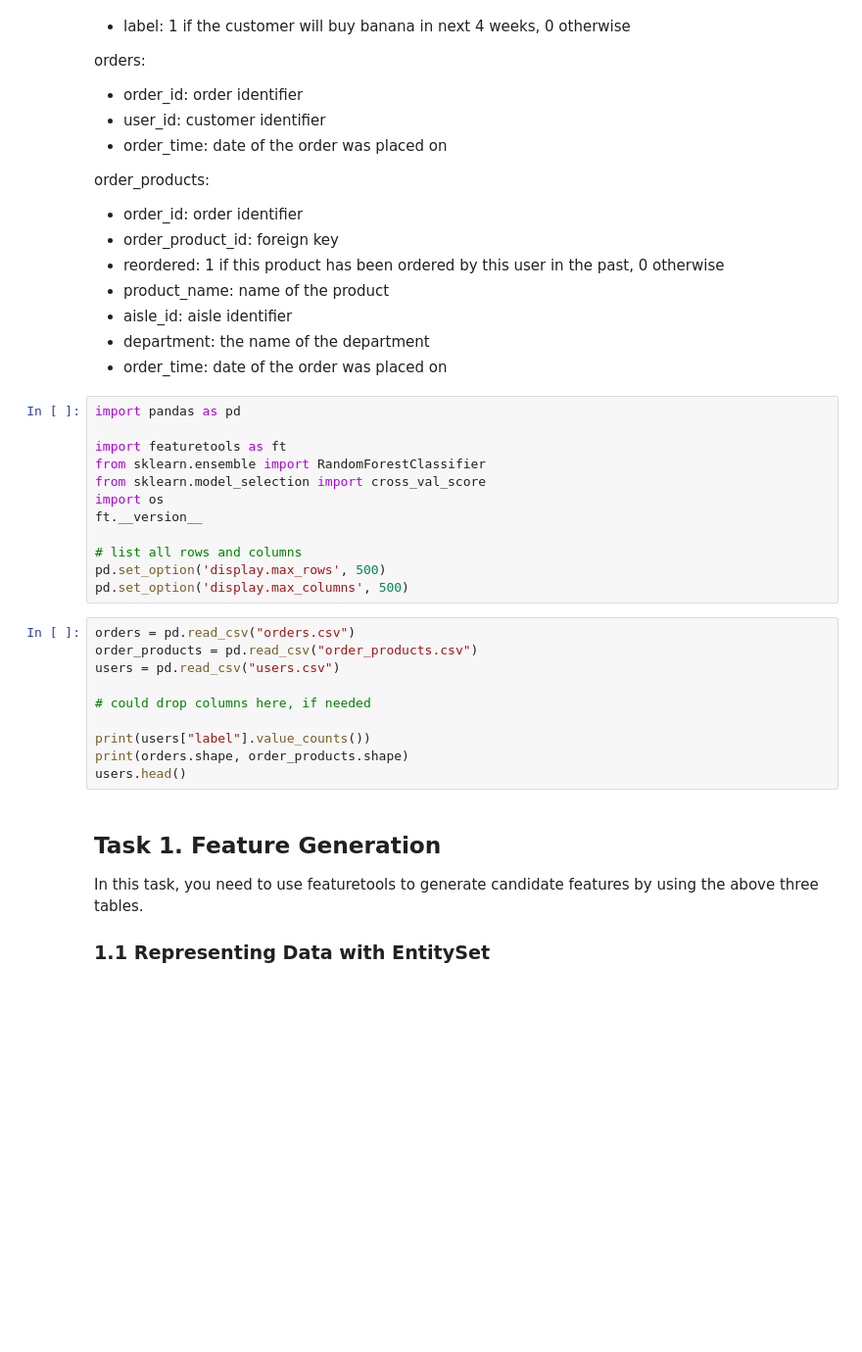
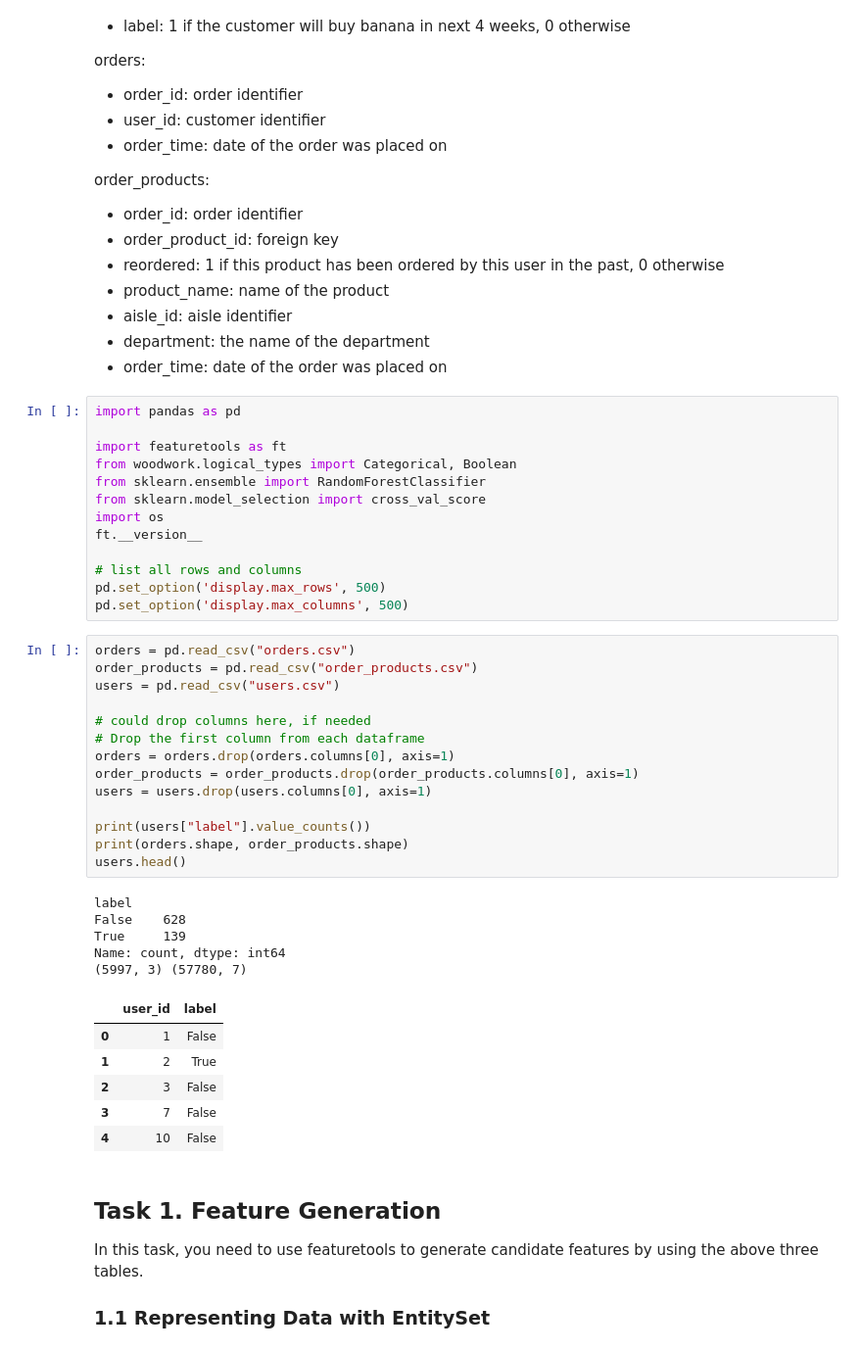
Before and after one commit to MichaelKuby/CMPT733_DataScience, a Jupyter notebook: A8/A8-2.ipynb, the cells around one changed output. Shown: that part at 98% size. Cells and saved outputs as stored; diff of their text form; blank space fills up the shorter version.

```diff
--- a/A8/A8-2.ipynb
+++ b/A8/A8-2.ipynb
@@ -64,6 +64,7 @@ order_products: <br>
 import pandas as pd
 
 import featuretools as ft
+from woodwork.logical_types import Categorical, Boolean
 from sklearn.ensemble import RandomForestClassifier
 from sklearn.model_selection import cross_val_score
 import os
@@ -75,13 +76,29 @@ pd.set_option('display.max_columns', 500)
 # %%
 orders = pd.read_csv("orders.csv")
 order_products = pd.read_csv("order_products.csv")
 users = pd.read_csv("users.csv")
 
 # could drop columns here, if needed
+# Drop the first column from each dataframe
+orders = orders.drop(orders.columns[0], axis=1)
+order_products = order_products.drop(order_products.columns[0], axis=1)
+users = users.drop(users.columns[0], axis=1)
 
 print(users["label"].value_counts())
 print(orders.shape, order_products.shape)
 users.head()
+# %% [output]
+label
+False    628
+True     139
+Name: count, dtype: int64
+(5997, 3) (57780, 7)
+|  | user_id | label |
+| 0 | 1 | False |
+| 1 | 2 | True |
+| 2 | 3 | False |
+| 3 | 7 | False |
+| 4 | 10 | False |
 # %% [markdown]
 ## Task 1. Feature Generation
 In this task, you need to use featuretools to generate candidate features by using the above three tables.
```
Also changed, not shown: parts of 19 cells of this notebook, 7 other files.
